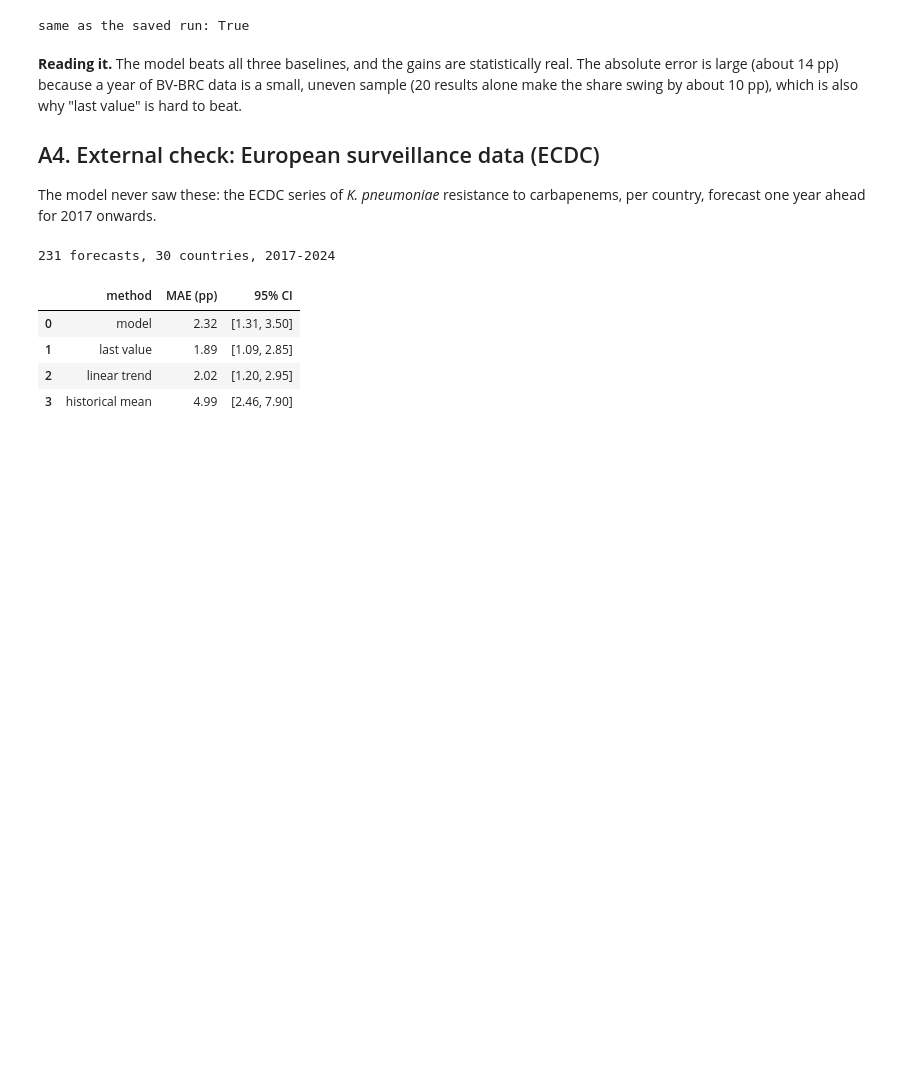
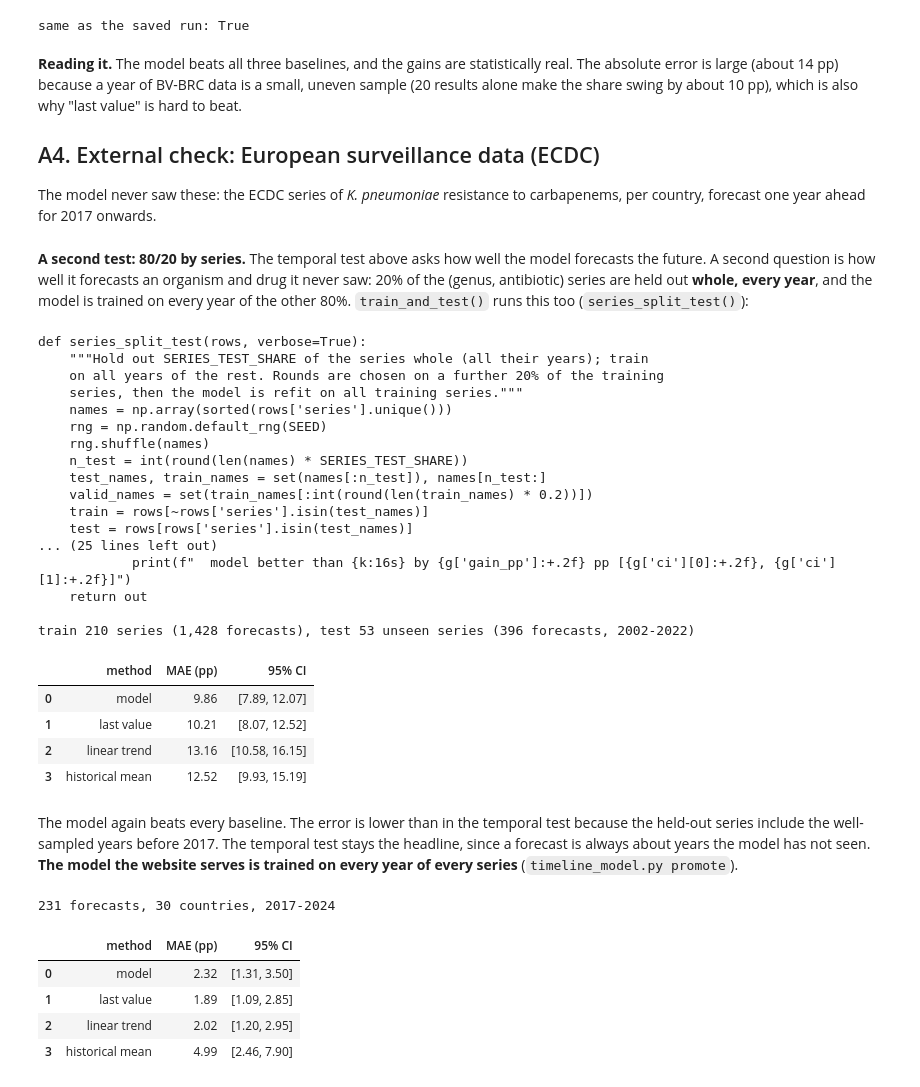
Before and after one commit to hhammza/FYP1, a Jupyter notebook: notebooks/04_timeline_ml_and_gan.ipynb, the cells around one changed output. Cells and saved outputs as stored; diff of their text form; code cells hidden in the pictures; blank space fills up the shorter version.

```diff
--- a/notebooks/04_timeline_ml_and_gan.ipynb
+++ b/notebooks/04_timeline_ml_and_gan.ipynb
@@ -118,6 +118,40 @@ same as the saved run: True
 ## A4. External check: European surveillance data (ECDC)
 
 The model never saw these: the ECDC series of *K. pneumoniae* resistance to carbapenems, per country, forecast one year ahead for 2017 onwards.
+# %% [markdown]
+**A second test: 80/20 by series.** The temporal test above asks how well the model forecasts the future. A second question is how well it forecasts an organism and drug it never saw: 20% of the (genus, antibiotic) series are held out **whole, every year**, and the model is trained on every year of the other 80%. `train_and_test()` runs this too (`series_split_test()`):
+# %%
+show(tl.series_split_test)
+s = metrics['series_split']
+print(f"train {s['train_series']} series ({s['train_targets']:,} forecasts), test {s['test_series']} unseen series "
+      f"({s['test_targets']:,} forecasts, {s['test_years'][0]}-{s['test_years'][1]})")
+pd.DataFrame([{'method': k, 'MAE (pp)': round(v[0], 2), '95% CI': f'[{v[1][0]:.2f}, {v[1][1]:.2f}]'}
+              for k, v in s['test_mae_pp'].items()])
+# %% [output]
+def series_split_test(rows, verbose=True):
+    """Hold out SERIES_TEST_SHARE of the series whole (all their years); train
+    on all years of the rest. Rounds are chosen on a further 20% of the training
+    series, then the model is refit on all training series."""
+    names = np.array(sorted(rows['series'].unique()))
+    rng = np.random.default_rng(SEED)
+    rng.shuffle(names)
+    n_test = int(round(len(names) * SERIES_TEST_SHARE))
+    test_names, train_names = set(names[:n_test]), names[n_test:]
+    valid_names = set(train_names[:int(round(len(train_names) * 0.2))])
+    train = rows[~rows['series'].isin(test_names)]
+    test = rows[rows['series'].isin(test_names)]
+... (25 lines left out)
+            print(f"  model better than {k:16s} by {g['gain_pp']:+.2f} pp [{g['ci'][0]:+.2f}, {g['ci'][1]:+.2f}]")
+    return out
+
+train 210 series (1,428 forecasts), test 53 unseen series (396 forecasts, 2002-2022)
+|  | method | MAE (pp) | 95% CI |
+| 0 | model | 9.86 | [7.89, 12.07] |
+| 1 | last value | 10.21 | [8.07, 12.52] |
+| 2 | linear trend | 13.16 | [10.58, 16.15] |
+| 3 | historical mean | 12.52 | [9.93, 15.19] |
+# %% [markdown]
+The model again beats every baseline. The error is lower than in the temporal test because the held-out series include the well-sampled years before 2017. The temporal test stays the headline, since a forecast is always about years the model has not seen. **The model the website serves is trained on every year of every series** (`timeline_model.py promote`).
 # %%
 e = metrics['ecdc_check']
 print(f"{e['points']} forecasts, {e['countries']} countries, {e['years'][0]}-{e['years'][1]}")
```
Also changed, not shown: 16 other files.
